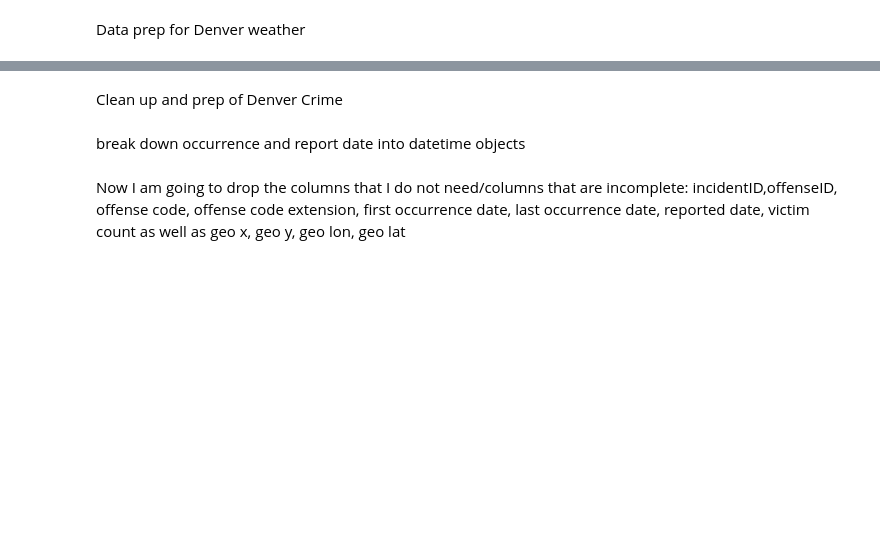
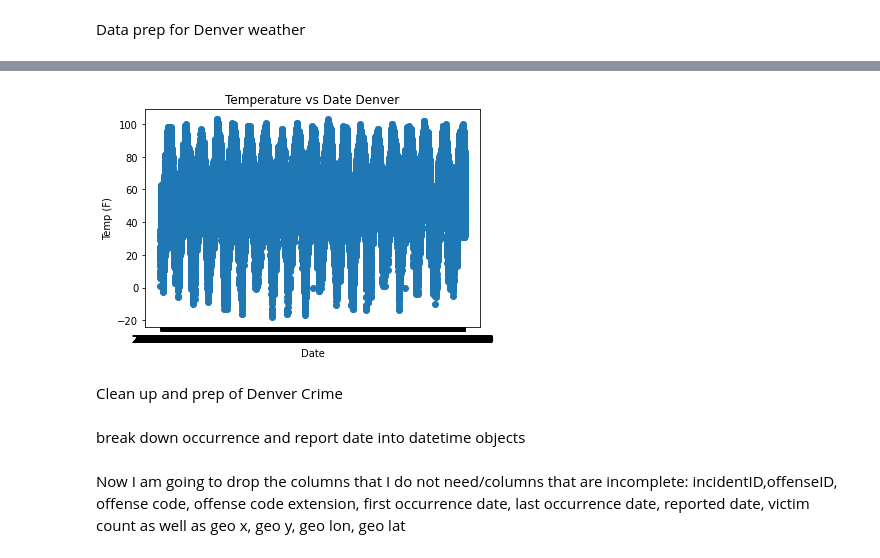
Before and after one commit to laurenawilk/CSCI4502, a Jupyter notebook: dataminingsemesterproject.ipynb, the cells around one changed output, grey strips where cells are left out. Drawn from its saved outputs; the diff is of its cells as text; code cells hidden in the pictures; blank space fills up the shorter version.

```diff
--- a/dataminingsemesterproject.ipynb
+++ b/dataminingsemesterproject.ipynb
@@ -71,6 +91,0 @@ crimeDF.rename(columns={'OCCURRENCE_DATE':'Date'},inplace =True)
-# %%
-crimeDF['Date']= pd.to_datetime(crimeDF['Date'])
-weatherDF['Date']= pd.to_datetime(weatherDF['Date'])
-# %%
-weatherDF= weatherDF.groupby(['Date']).mean()
-display(weatherDF)
@@ -222,6 +129,8 @@ dtype: int64
 # %%
 plt.scatter(weatherDF["Date"], weatherDF["Temperature"])
-plt.title("Temperature vs Date")
+plt.title("Temperature vs Date Denver")
 plt.xlabel("Date")
 plt.ylabel("Temp (F)")
 plt.show()
+# %% [output]
+[figure, added]
```
Also changed, not shown: parts of 59 cells of this notebook, 2 other files.
